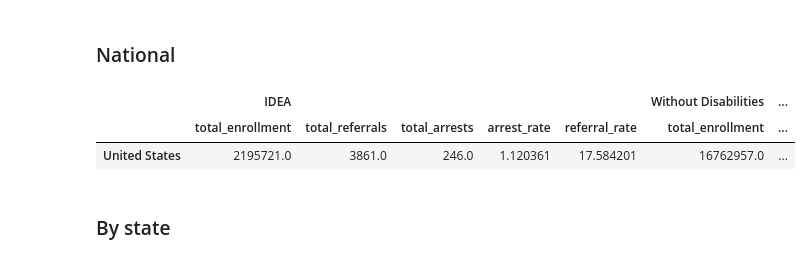
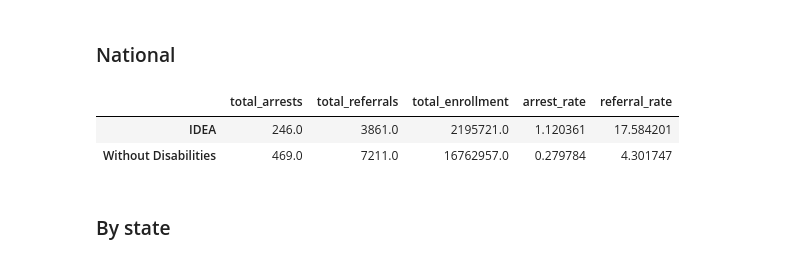
Before and after one commit to cbs-news-data/crdc-le-referral-data, a Jupyter notebook: notebooks/1718_referrals_arrests/crdc_le_referrals_arrests.ipynb, the cells around one changed output. Cells and saved outputs as stored; diff of their text form; code cells hidden in the pictures.

Commit message:
fix structure of national disability table

```diff
--- a/notebooks/1718_referrals_arrests/crdc_le_referrals_arrests.ipynb
+++ b/notebooks/1718_referrals_arrests/crdc_le_referrals_arrests.ipynb
@@ -352,31 +352,49 @@ race_state
 # %%
 def group_category_national(df, category, name):
     return (
         df[
             [
                 f"total_enrollment_{category}",
                 f"total_referrals_{category}",
                 f"total_arrests_{category}",
             ]
         ]
         .sum()
         .to_frame("United States")
         .transpose()
         .rename(columns=lambda col: col.replace(f"_{category}", ""))
         .pipe(assign_rates)
         .pipe(add_col_level, name)
     )
 
 
-dis_national = group_category_national(df, "idea", "IDEA").join(
-    group_category_national(df, "nondis", "Without Disabilities")
+dis_national = (
+    group_category_national(df, "idea", "IDEA")
+    .join(group_category_national(df, "nondis", "Without Disabilities"))
+    .unstack()
+    .droplevel(2)
+    .to_frame()
+    .reset_index()
+    .pivot_table(index="level_0", columns="level_1")
+    .droplevel(0, axis=1)[
+        [
+            "total_arrests",
+            "total_referrals",
+            "total_enrollment",
+            "arrest_rate",
+            "referral_rate",
+        ]
+    ]
 )
 
+dis_national.index.name = None
+dis_national.columns.name = None
+
 dis_national
 # %% [output]
-|  | IDEA |  |  |  |  | Without Disabilities | ... |
-|  | total_enrollment | total_referrals | total_arrests | arrest_rate | referral_rate | total_enrollment | ... |
-| United States | 2195721.0 | 3861.0 | 246.0 | 1.120361 | 17.584201 | 16762957.0 | ... |
+|  | total_arrests | total_referrals | total_enrollment | arrest_rate | referral_rate |
+| IDEA | 246.0 | 3861.0 | 2195721.0 | 1.120361 | 17.584201 |
+| Without Disabilities | 469.0 | 7211.0 | 16762957.0 | 0.279784 | 4.301747 |
 # %% [markdown]
 ### By state
 # %%
```
